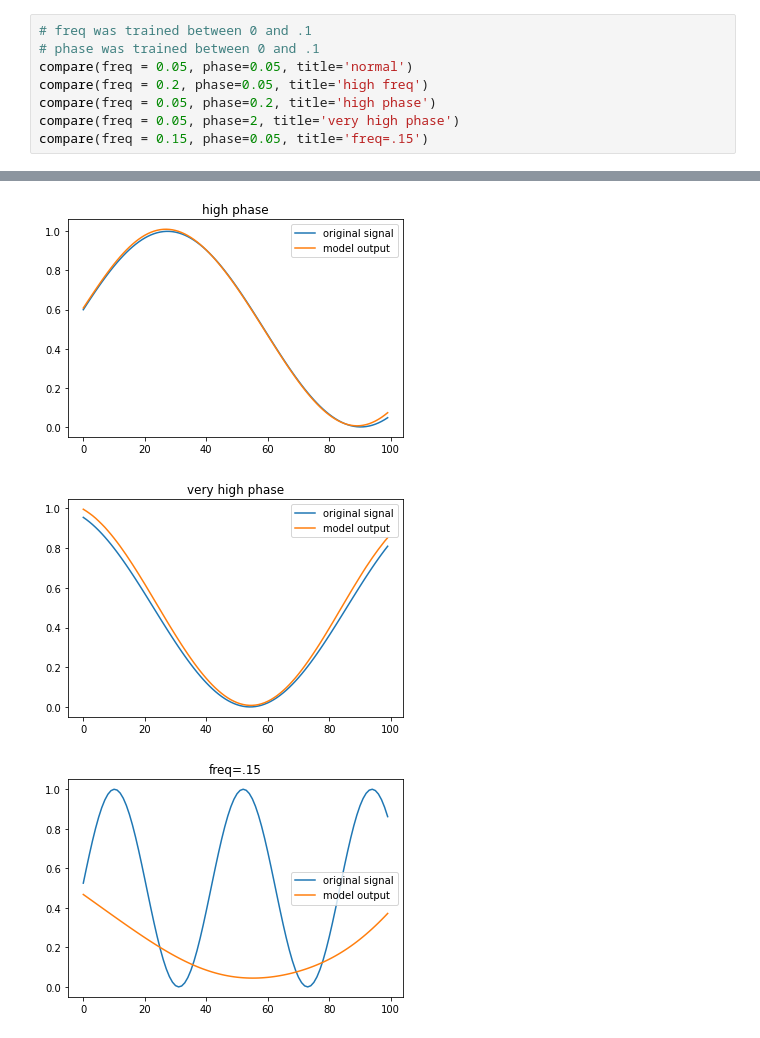
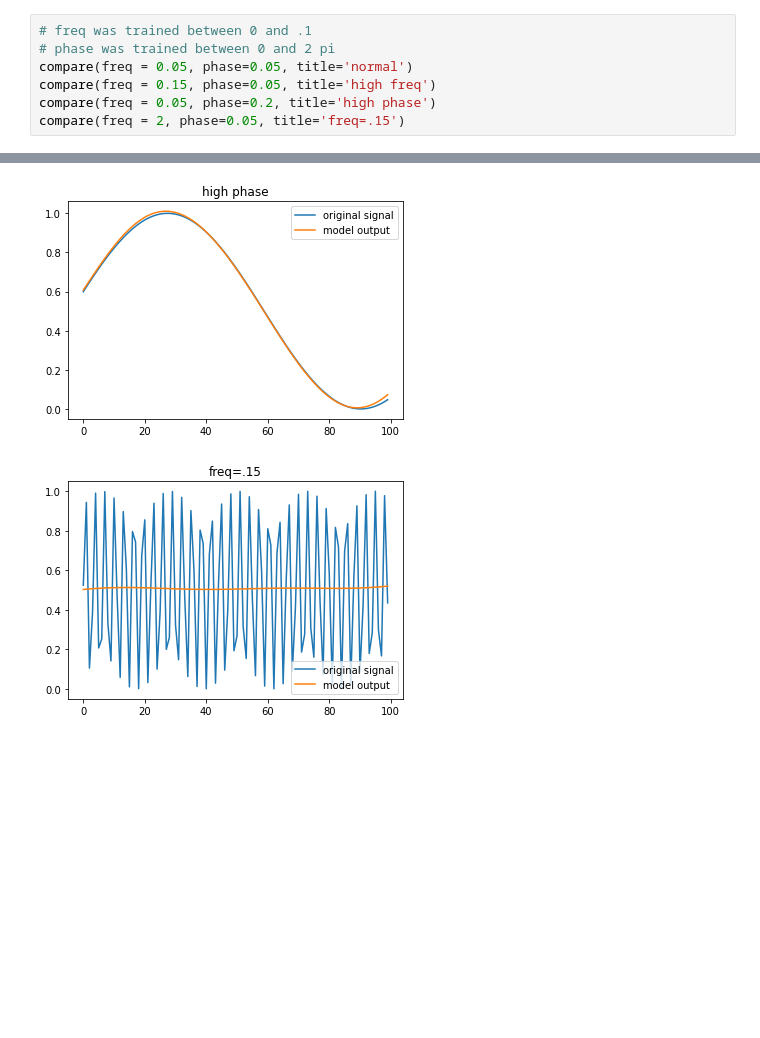
Before and after one commit to johnnyd710/aurelius, a Jupyter notebook: notebooks/tutorial.ipynb, the cells around one changed output, grey strips where cells are left out. Saved outputs shown, nothing was run; the diff lists cells and outputs as text; blank space fills up the shorter version.

```diff
--- a/notebooks/tutorial.ipynb
+++ b/notebooks/tutorial.ipynb
@@ -52,11 +70,10 @@ def compare(freq, phase, title=''):
     plt.show()
 # %%
 # freq was trained between 0 and .1
-# phase was trained between 0 and .1
+# phase was trained between 0 and 2 pi
 compare(freq = 0.05, phase=0.05, title='normal')
-compare(freq = 0.2, phase=0.05, title='high freq')
+compare(freq = 0.15, phase=0.05, title='high freq')
 compare(freq = 0.05, phase=0.2, title='high phase')
-compare(freq = 0.05, phase=2, title='very high phase')
-compare(freq = 0.15, phase=0.05, title='freq=.15')
+compare(freq = 2, phase=0.05, title='freq=.15')
 # %% [output]
 [figure]
@@ -64,3 +81,2 @@ compare(freq = 0.15, phase=0.05, title='freq=.15')
 [figure]
-[figure, old version]
+[figure, new version]
-[figure, removed]
```
Also changed, not shown: parts of 13 cells of this notebook, 2 other files.
